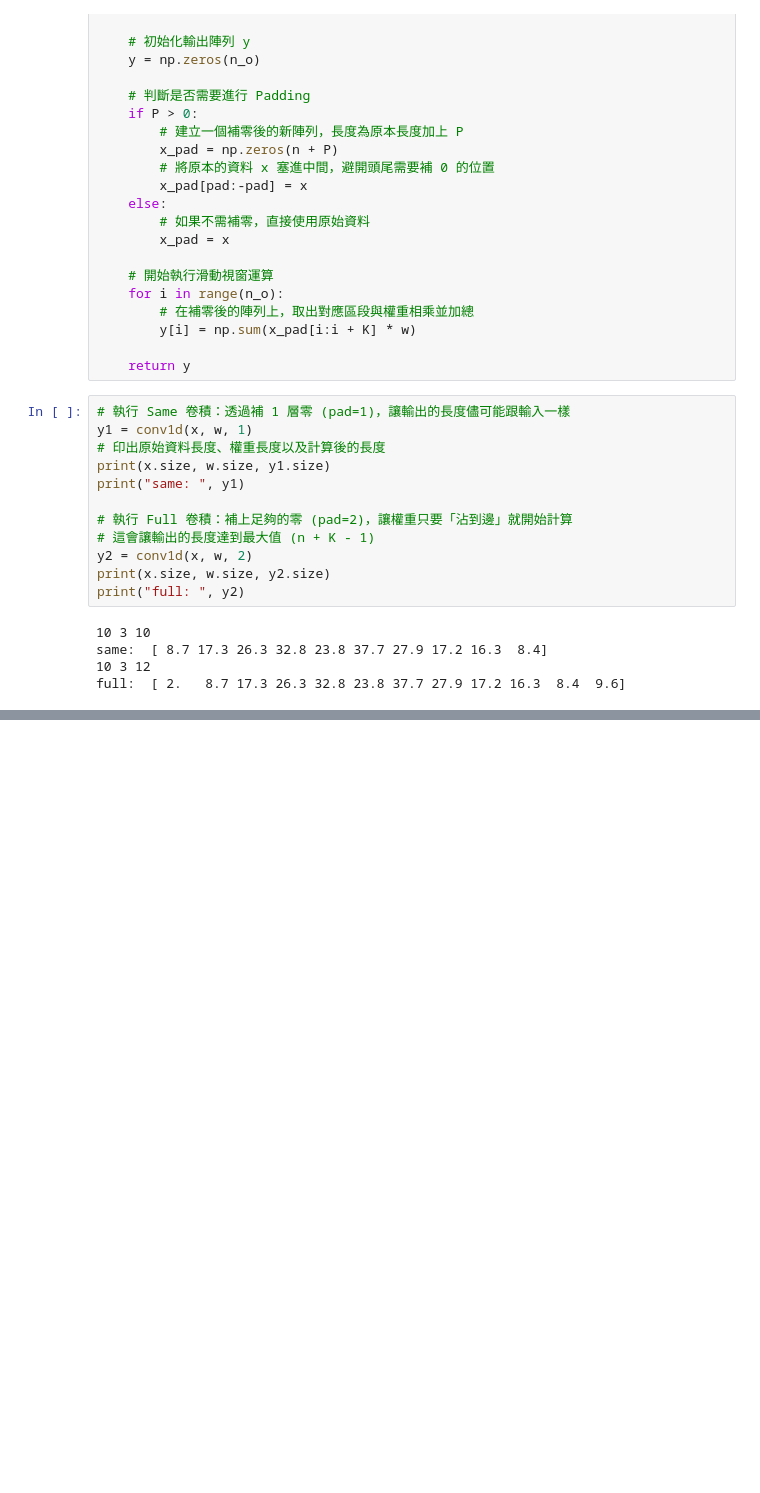
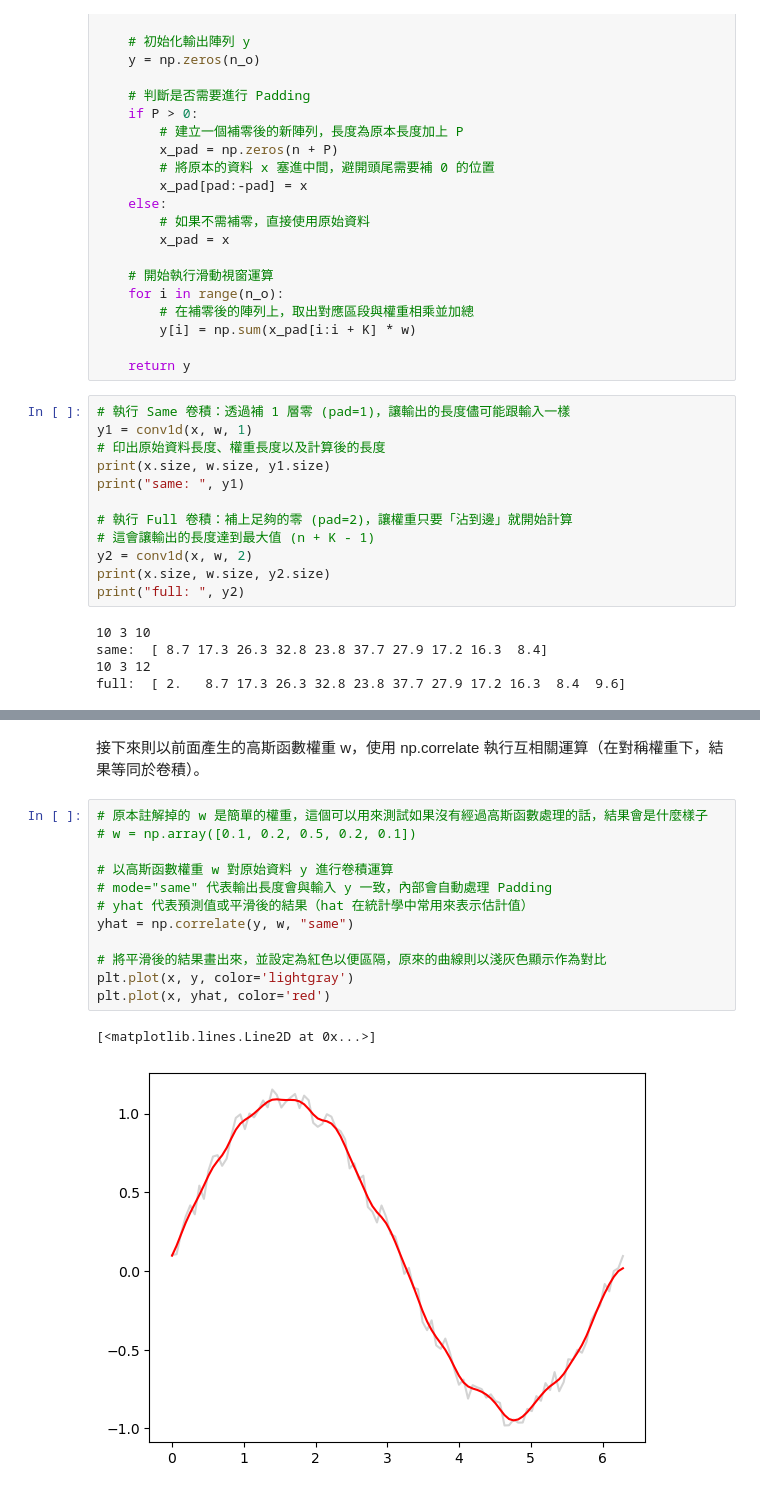
Before and after one commit to billy1125/Machine-Learning, a Jupyter notebook: Convolution.ipynb, the cells around one changed output, grey strips where cells are left out. Saved outputs shown, nothing was run; the diff lists cells and outputs as text; blank space fills up the shorter version.

```diff
--- a/Convolution.ipynb
+++ b/Convolution.ipynb
@@ -87,0 +188,17 @@ full:  [ 2.   8.7 17.3 26.3 32.8 23.8 37.7 27.9 17.2 16.3  8.4  9.6]
+# %% [markdown]
+接下來則以前面產生的高斯函數權重 w，使用 np.correlate 執行互相關運算（在對稱權重下，結果等同於卷積）。
+# %%
+# 原本註解掉的 w 是簡單的權重，這個可以用來測試如果沒有經過高斯函數處理的話，結果會是什麼樣子
+# w = np.array([0.1, 0.2, 0.5, 0.2, 0.1])
+
+# 以高斯函數權重 w 對原始資料 y 進行卷積運算
+# mode="same" 代表輸出長度會與輸入 y 一致，內部會自動處理 Padding
+# yhat 代表預測值或平滑後的結果（hat 在統計學中常用來表示估計值）
+yhat = np.correlate(y, w, "same")
+
+# 將平滑後的結果畫出來，並設定為紅色以便區隔，原來的曲線則以淺灰色顯示作為對比
+plt.plot(x, y, color='lightgray')
+plt.plot(x, yhat, color='red')
+# %% [output]
+[<matplotlib.lines.Line2D at 0x...>]
+[figure, added]
```
Also changed, not shown: parts of 7 cells of this notebook.
